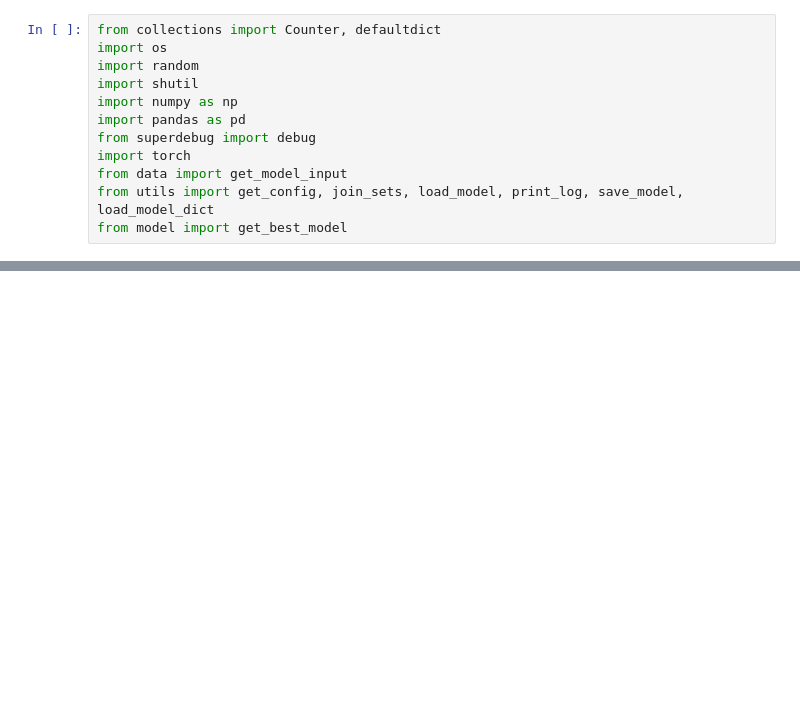
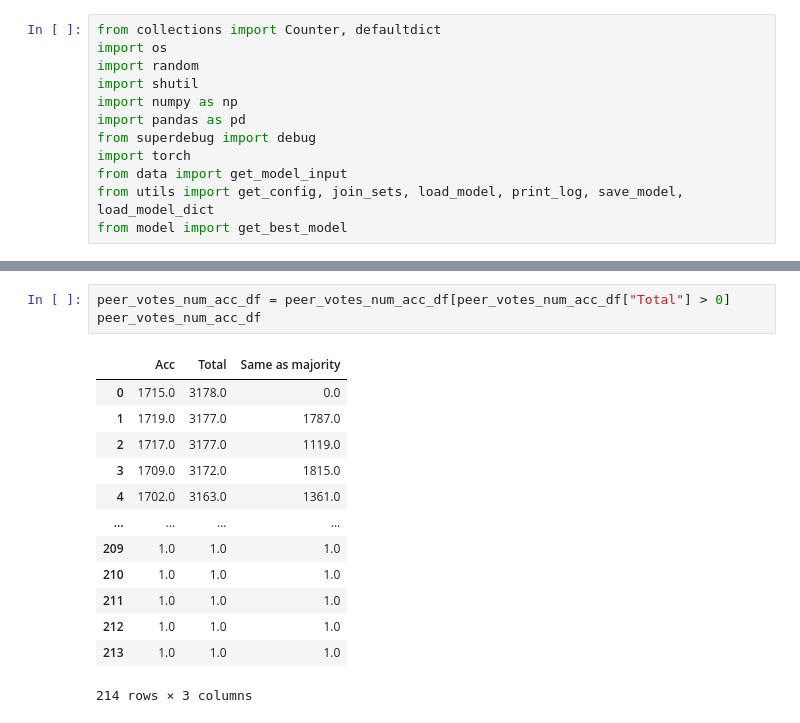
Before and after one commit to StanfordHCI/Curation-Modeling, a Jupyter notebook: sim_new_votes.ipynb, the cells around one changed output, grey strips where cells are left out. Saved outputs shown, nothing was run; the diff lists cells and outputs as text; blank space fills up the shorter version.

```diff
--- a/sim_new_votes.ipynb
+++ b/sim_new_votes.ipynb
@@ -47,0 +145,17 @@ test_data = pd.DataFrame(test_model_input)
+# %%
+peer_votes_num_acc_df = peer_votes_num_acc_df[peer_votes_num_acc_df["Total"] > 0]
+peer_votes_num_acc_df
+# %% [output]
+|  | Acc | Total | Same as majority |
+| 0 | 1715.0 | 3178.0 | 0.0 |
+| 1 | 1719.0 | 3177.0 | 1787.0 |
+| 2 | 1717.0 | 3177.0 | 1119.0 |
+| 3 | 1709.0 | 3172.0 | 1815.0 |
+| 4 | 1702.0 | 3163.0 | 1361.0 |
+| ... | ... | ... | ... |
+| 209 | 1.0 | 1.0 | 1.0 |
+| 210 | 1.0 | 1.0 | 1.0 |
+| 211 | 1.0 | 1.0 | 1.0 |
+| 212 | 1.0 | 1.0 | 1.0 |
+| 213 | 1.0 | 1.0 | 1.0 |
+214 rows × 3 columns
```
Also changed, not shown: parts of 11 cells of this notebook, 6 other files.
